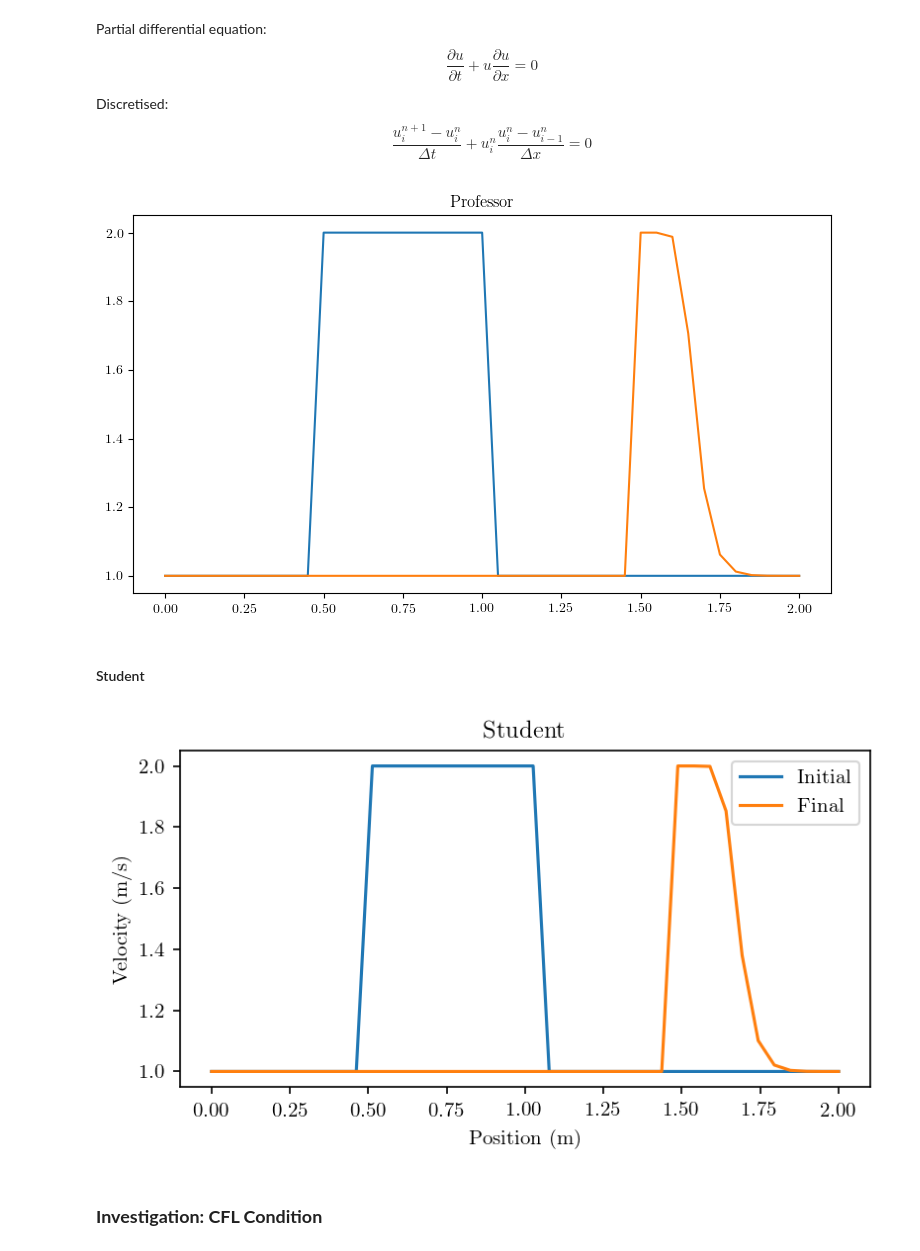
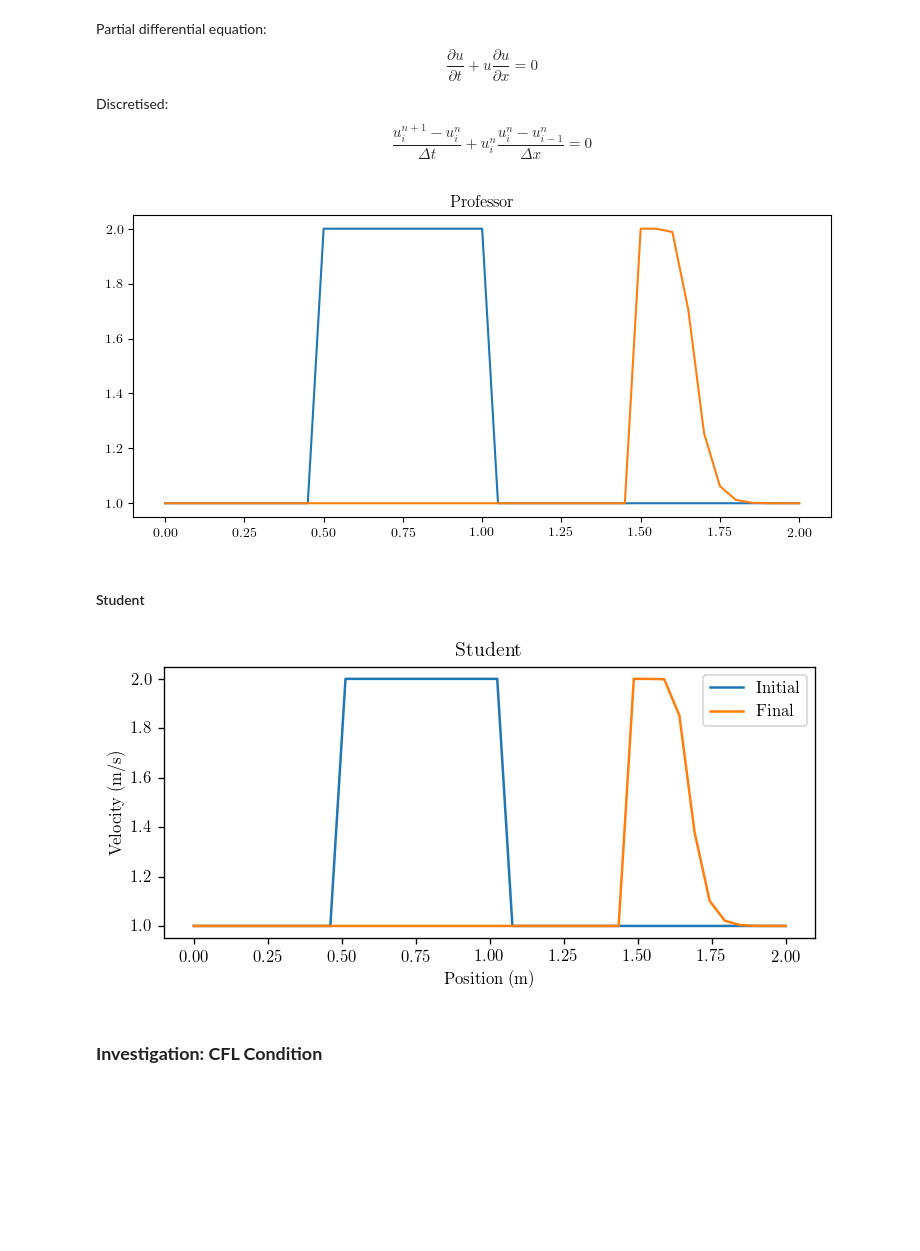
Before and after one commit to GodotMisogi/CFDCodes, a Jupyter notebook: CFDPython.ipynb, the cells around one changed output. Cells and saved outputs as stored; diff of their text form; code cells hidden in the pictures; blank space fills up the shorter version.

```diff
--- a/CFDPython.ipynb
+++ b/CFDPython.ipynb
@@ -94,25 +94,25 @@ Discretised: $$ \frac{u^{n+1}_i - u^n_i}{\Delta t} + u^n_i\frac{u^n_i - u^n_{i-1
 # %%
 nx = 41
 dx = 2.0/(nx-1)
 nt = 20
 dt = 0.025
 
 u = numpy.ones(nx)
 u[int (.5/dx): int(1/dx + 1)] = 2.0
 
-pyplot.figure(figsize=(9,5), dpi=100)
+pyplot.figure(figsize=(9,4), dpi=100)
 pyplot.title('Professor')
 pyplot.plot(numpy.linspace(0,2,nx), u)
 
 for n in range(nt):
     un = u.copy()
     for i in range(1,nx):
         u[i] = un[i]*(1 - dt/dx*(un[i] - un[i-1]))
 
 pyplot.plot(numpy.linspace(0,2,nx), u)
 pyplot.show()
 # %% [output]
-[figure, old version]
+[figure, new version]
 # %% [markdown]
 #### Student
 # %%
@@ -134,7 +134,7 @@ def nonLinearConvection(nx):
 pos, vel = nonLinearConvection(40)
 
 # Plotting
-pyplot.figure(1,figsize=(6,3), dpi=150)
+pyplot.figure(1,figsize=(7,3), dpi=120)
 pyplot.title('Student')
 pyplot.plot(pos, vel[0], label='Initial')
 pyplot.plot(pos, vel[-1], label='Final')
@@ -143,7 +143,7 @@ pyplot.ylabel('Velocity (m/s)')
 pyplot.legend()
 pyplot.show()
 # %% [output]
-[figure, old version]
+[figure, new version]
 # %% [markdown]
 ### **Investigation: CFL Condition**
 # %% [markdown]
```
Also changed, not shown: parts of 8 cells of this notebook, 1 other file.
